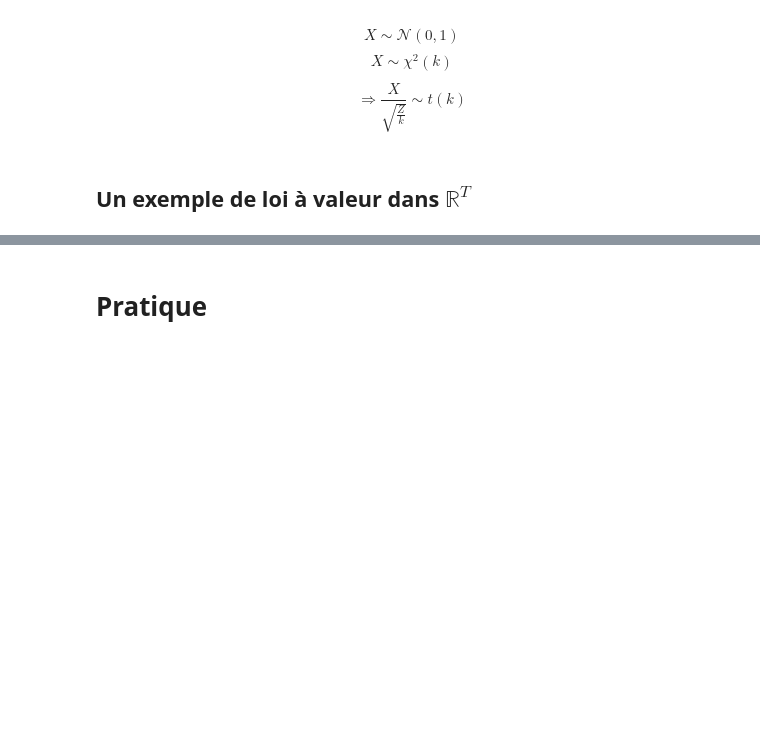
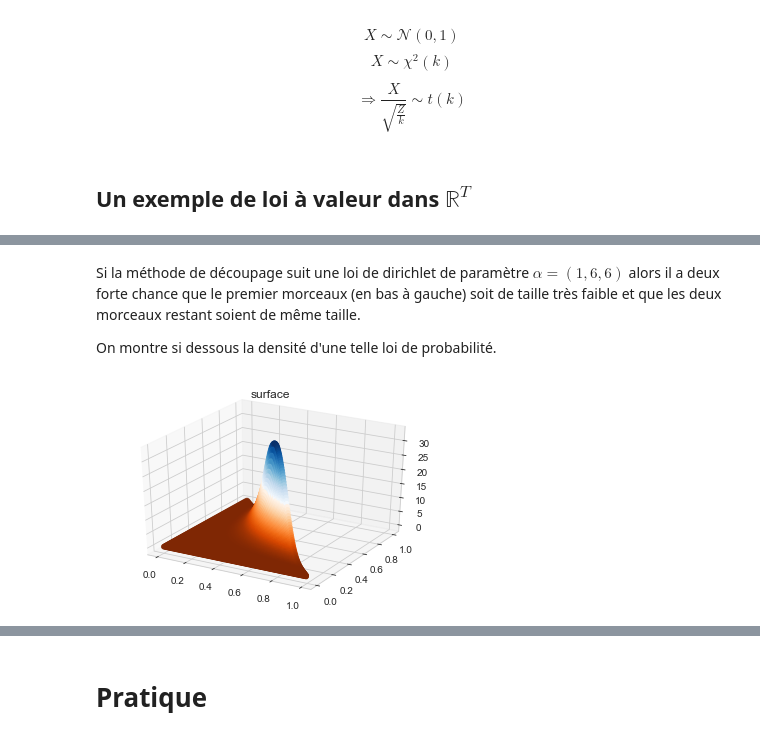
Before and after one commit to JJublanc/statistics_tools, a Jupyter notebook: loi_de_probabilite.ipynb, the cells around one changed output, grey strips where cells are left out. Drawn from its saved outputs; the diff is of its cells as text; code cells hidden in the pictures; blank space fills up the shorter version.

```diff
--- a/loi_de_probabilite.ipynb
+++ b/loi_de_probabilite.ipynb
@@ -266,0 +292,14 @@ __La distribution de Dirichlet__
+# %%
+def get_dirich_pdf(x,y,alpha):
+
+    dirich = scs.dirichlet(alpha)
+
+    # transform the coordinates of each couple x_i, y_i in x,y
+    # into coordinates in the simplexe defined by (0,0) (0,1) (1,0)
+    if ((x + y) > 1) | (x<0) | (y<0) :
+        print(x, y,"warning")
+    else :
+        b = x
+        c = y
+        a = 1 - b - c
+        return dirich.pdf([a, b, c])
@@ -266,0 +309,22 @@ __La distribution de Dirichlet__
+# %%
+top = cm.get_cmap('Oranges_r', 128)
+bottom = cm.get_cmap('Blues', 128)
+
+newcolors = np.vstack((top(np.linspace(0, 1, 128)),
+                       bottom(np.linspace(0, 1, 128))))
+cmp_orange_blue = ListedColormap(newcolors, name='OrangeBlue')
+# %%
+def plot_dirichlet(alpha, sample_size=150):
+
+    # get x,y sample in the support simplex
+    x, y = get_xy_simplex_sample(sample_size)
+
+    # get the density points of density
+    # corresponding to each point of the sample
+    z = [get_dirich_pdf(x_i,y_i,alpha) for x_i, y_i in zip(x,y)]
+
+    fig = plt.figure()
+    ax = plt.axes(projection='3d')
+
+    ax.scatter3D(x, y, z, c=z, cmap=cmp_orange_blue);
+    ax.set_title('surface');
@@ -266,0 +337,8 @@ __La distribution de Dirichlet__
+# %% [markdown]
+Si la méthode de découpage suit une loi de dirichlet de paramètre $\alpha = (1,6,6)$ alors il a deux forte chance que le premier morceaux (en bas à gauche) soit de taille très faible et que les deux morceaux restant soient de même taille.
+
+On montre si dessous la densité d'une telle loi de probabilité.
+# %%
+plot_dirichlet([1,6,6])
+# %% [output]
+[figure, added]
```
Also changed, not shown: parts of 19 cells of this notebook, 4 other files.
